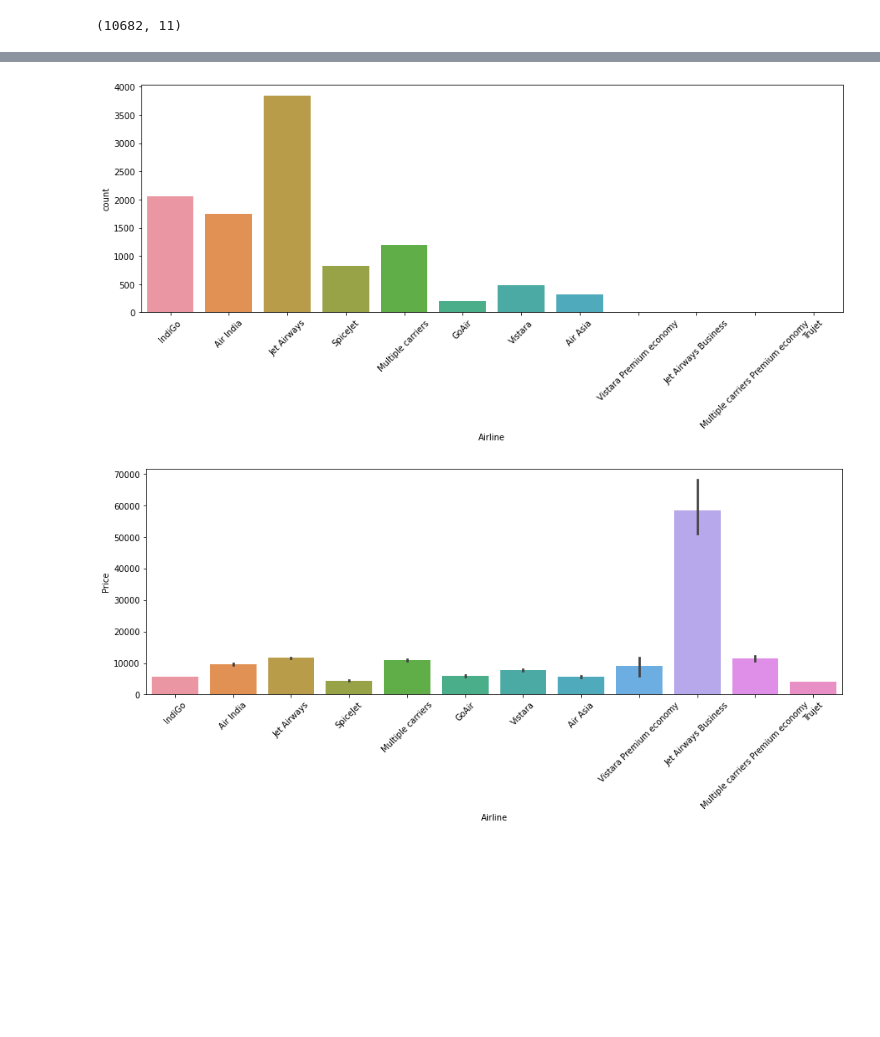
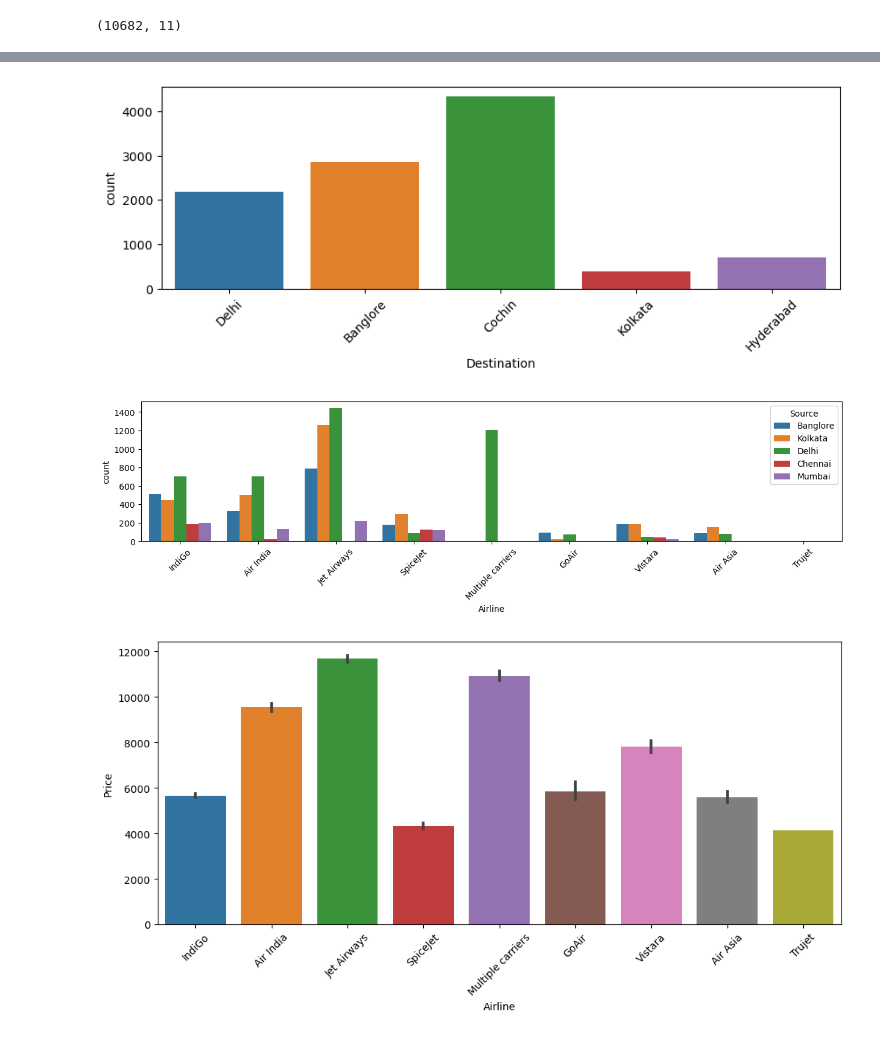
Before and after one commit to SHIVRAJSHINDE/XL, a Jupyter notebook: XL_Session_04/04 Projects Interview Questions/edaAndPreprocessing3.ipynb, the cells around one changed output, grey strips where cells are left out. Drawn from its saved outputs; the diff is of its cells as text; code cells hidden in the pictures; blank space fills up the shorter version.

```diff
--- a/XL_Session_04/04 Projects Interview Questions/edaAndPreprocessing3.ipynb
+++ b/XL_Session_04/04 Projects Interview Questions/edaAndPreprocessing3.ipynb
@@ -25,0 +76,5 @@ array(['non-stop', '2 stops', '1 stop', '3 stops', nan, '4 stops'],
+# %%
+# replace missing Value of Total_Stops using Mode as Total_Stops is categorical COlumn
+modeOfTotal_Stops = df['Total_Stops'].mode()[0]
+df['Total_Stops'].fillna(modeOfTotal_Stops,inplace=True)
+df.isnull().sum()
@@ -94,7 +164,3 @@ Total_Stops        1
 Additional_Info    0
 Price              0
 dtype: int64
-# %%
-routeMissingRow = df[df['Route'].isnull() == True].index
-routeMissingRow
-df.drop(routeMissingRow,inplace=True)
@@ -117,2 +184,2 @@ df.describe()
 # %%
-df.drop_duplicates()
+df.drop_duplicates(inplace=True)
@@ -154,3 +237,16 @@ Jet Airways Business                    6
 Vistara Premium economy                 3
 Trujet                                  1
 Name: Airline, dtype: int64
+# %%
+#counts/Unique
+
+
+# Multiple carriers Premium economy with the Multiple carriers
+# Jet Airways Business with Jet Airways
+# Vistara Premium economy Vistara
+
+df['Airline'].replace("Multiple carriers Premium economy","Multiple carriers",inplace=True)
+df['Airline'].replace("Jet Airways Business","Jet Airways",inplace=True)
+df['Airline'].replace("Vistara Premium economy","Vistara",inplace=True)
+print("----------------------")
+print(df['Airline'].value_counts())
@@ -205,18 +350,25 @@ Name: Additional_Info, dtype: int64
+# %%
+# Destination
+# Coachin has the maximum Arrivals
+plt.figure(figsize=(10,3))
+sns.countplot(x=df['Destination'])
+plt.xticks(rotation=45)
+plt.show()
+# %% [output]
+[figure, added]
 # %%
-
-# Graph-Based Analysis
-plt.figure(figsize=(15,5))
-sns.countplot(x=df['Airline'])
+# multivariate Analysis
+plt.figure(figsize=(15,3))
+sns.countplot(x=df['Airline'],hue=df['Source'])
 plt.xticks(rotation=45)
 plt.show()
 # %% [output]
-[figure, old version]
+[figure, new version]
 # %%
 
-plt.figure(figsize=(15,5))
-
+plt.figure(figsize=(12,5))
 sns.barplot(x=df['Airline'],y=df['Price'])
 plt.xticks(rotation=45)
 plt.show()
 # %% [output]
-[figure, old version]
+[figure, new version]
```
Also changed, not shown: parts of 87 cells of this notebook, 3 other files.
